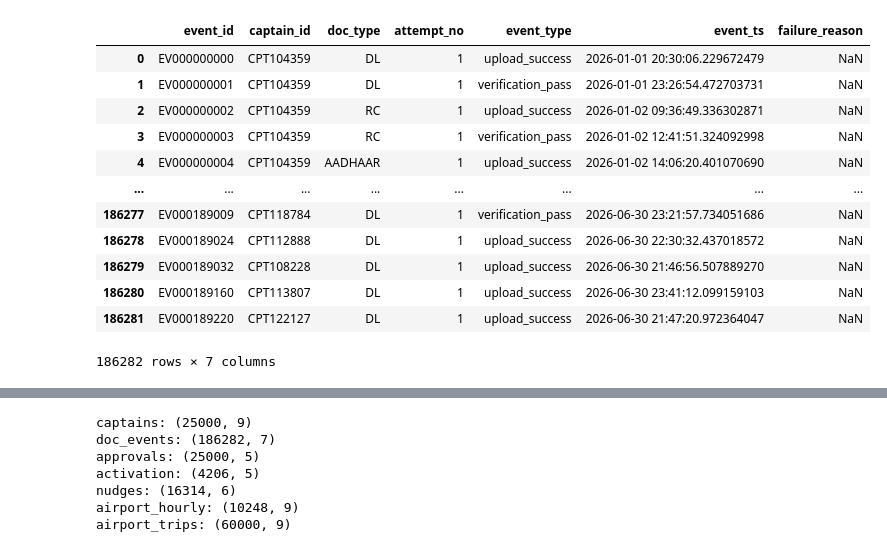
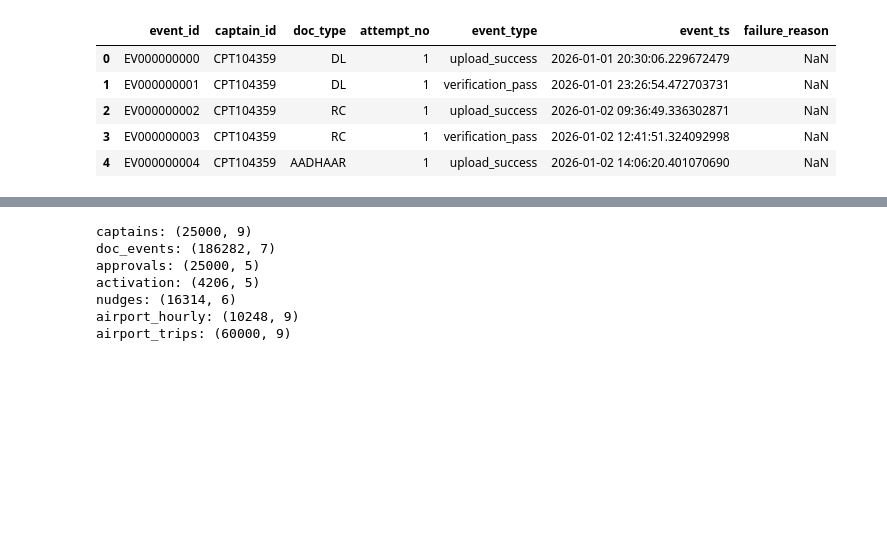
Before and after one commit to Abhay-SKulkarni123/rapido-data-science, a Jupyter notebook: Notebooks/01_load_and_understand.ipynb, the cells around one changed output, grey strips where cells are left out. Saved outputs shown, nothing was run; the diff lists cells and outputs as text; code cells hidden in the pictures; blank space fills up the shorter version.

```diff
--- a/Notebooks/01_load_and_understand.ipynb
+++ b/Notebooks/01_load_and_understand.ipynb
@@ -28,19 +37,12 @@ captains
 # %%
 doc_events = pd.read_csv("../data/doc_events.csv")
-doc_events
+doc_events.head(5)
 # %% [output]
 |  | event_id | captain_id | doc_type | attempt_no | event_type | event_ts | failure_reason |
 | 0 | EV000000000 | CPT104359 | DL | 1 | upload_success | 2026-01-01 20:30:06.229672479 | NaN |
 | 1 | EV000000001 | CPT104359 | DL | 1 | verification_pass | 2026-01-01 23:26:54.472703731 | NaN |
 | 2 | EV000000002 | CPT104359 | RC | 1 | upload_success | 2026-01-02 09:36:49.336302871 | NaN |
 | 3 | EV000000003 | CPT104359 | RC | 1 | verification_pass | 2026-01-02 12:41:51.324092998 | NaN |
 | 4 | EV000000004 | CPT104359 | AADHAAR | 1 | upload_success | 2026-01-02 14:06:20.401070690 | NaN |
-| ... | ... | ... | ... | ... | ... | ... | ... |
-| 186277 | EV000189009 | CPT118784 | DL | 1 | verification_pass | 2026-06-30 23:21:57.734051686 | NaN |
-| 186278 | EV000189024 | CPT112888 | DL | 1 | upload_success | 2026-06-30 22:30:32.437018572 | NaN |
-| 186279 | EV000189032 | CPT108228 | DL | 1 | upload_success | 2026-06-30 21:46:56.507889270 | NaN |
-| 186280 | EV000189160 | CPT113807 | DL | 1 | upload_success | 2026-06-30 23:41:12.099159103 | NaN |
-| 186281 | EV000189220 | CPT122127 | DL | 1 | upload_success | 2026-06-30 21:47:20.972364047 | NaN |
-186282 rows × 7 columns
 # %%
 approvals = pd.read_csv("../data/approvals.csv")
```
Also changed, not shown: parts of 95 cells of this notebook, 4 other files.
